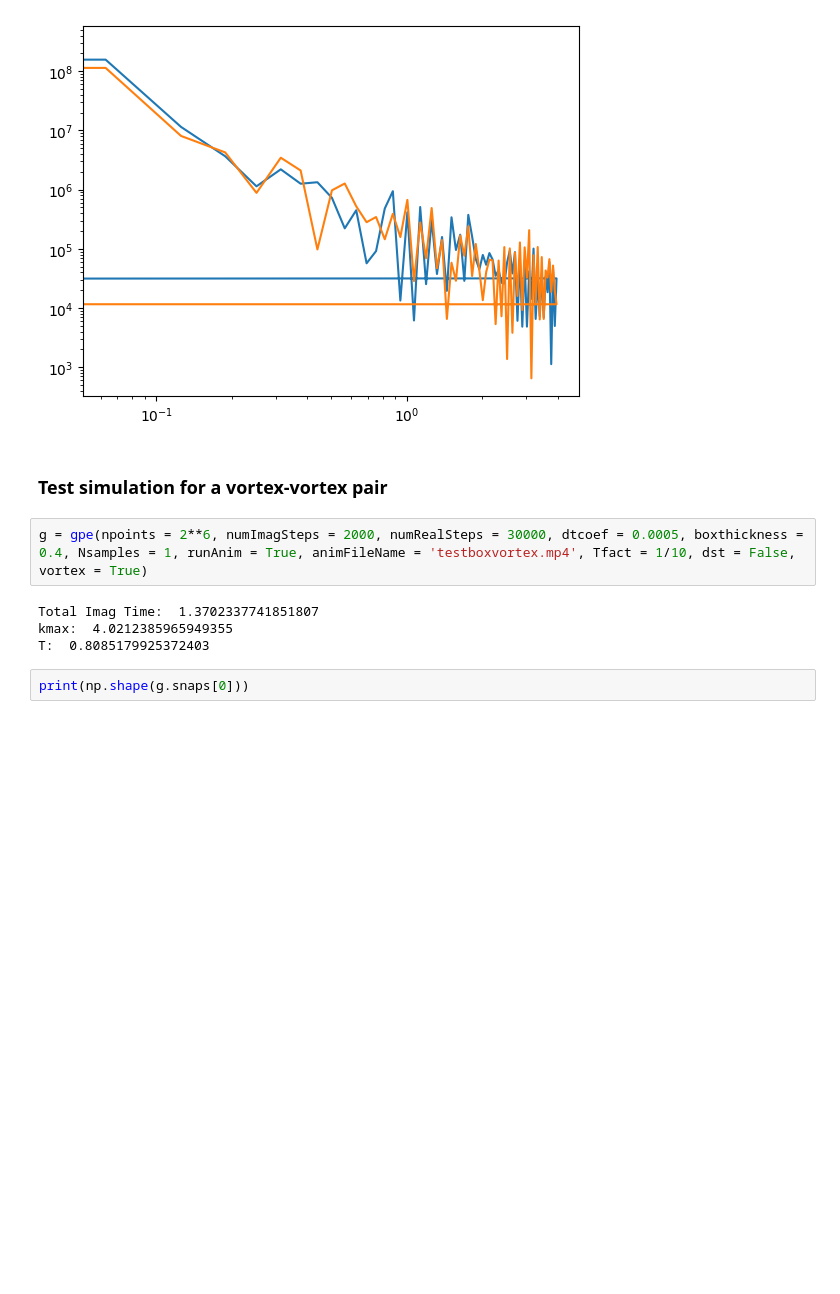
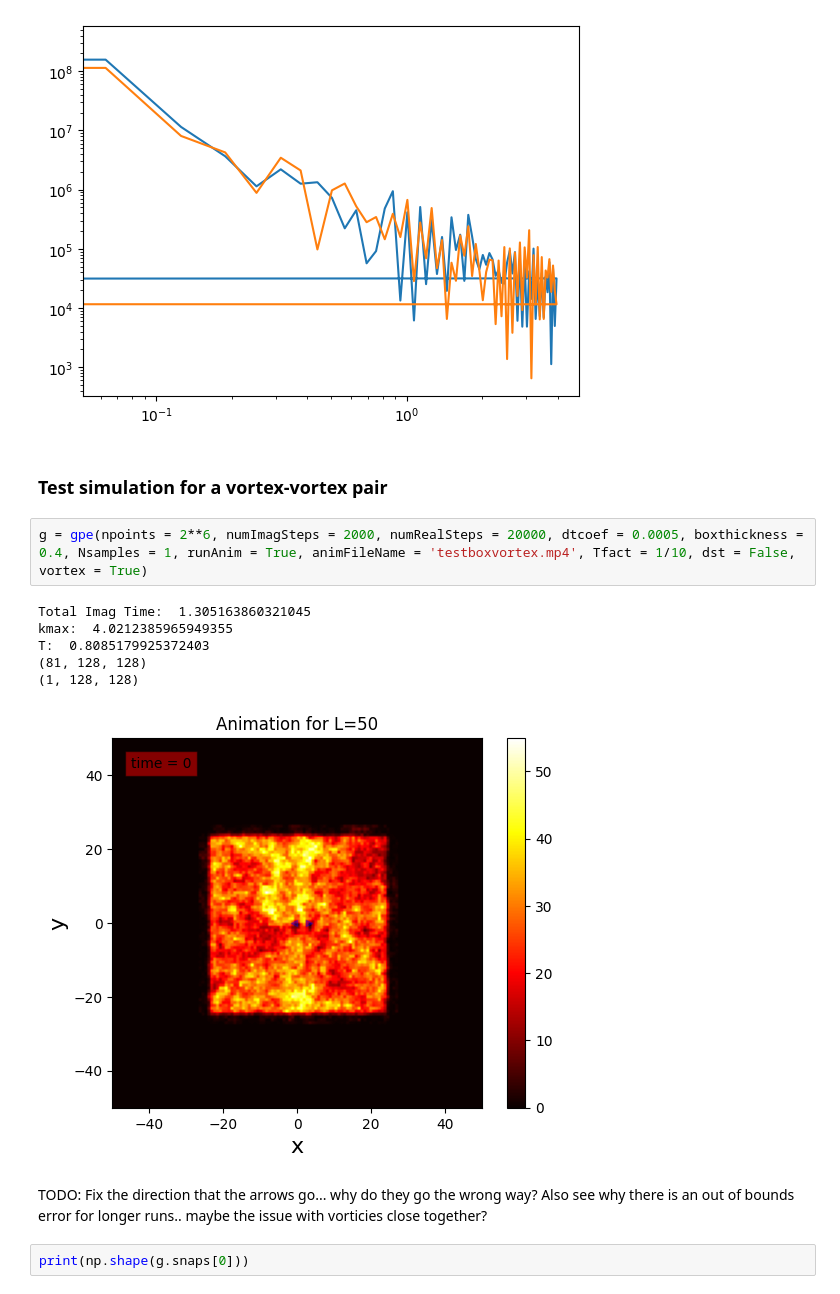
Before and after one commit to easuit24/BECs2, a Jupyter notebook: antivnumericstest.ipynb, the cells around one changed output. Drawn from its saved outputs; the diff is of its cells as text; blank space fills up the shorter version.

```diff
--- a/antivnumericstest.ipynb
+++ b/antivnumericstest.ipynb
@@ -34,11 +34,16 @@ plt.yscale('log')
 # %% [markdown]
 ### Test simulation for a vortex-vortex pair
 # %%
-g = gpe(npoints = 2**6, numImagSteps = 2000, numRealSteps = 30000, dtcoef = 0.0005, boxthickness = 0.4, Nsamples = 1, runAnim = True, animFileName = 'testboxvortex.mp4', Tfact = 1/10, dst = False, vortex = True)
+g = gpe(npoints = 2**6, numImagSteps = 2000, numRealSteps = 20000, dtcoef = 0.0005, boxthickness = 0.4, Nsamples = 1, runAnim = True, animFileName = 'testboxvortex.mp4', Tfact = 1/10, dst = False, vortex = True)
 # %% [output]
-Total Imag Time:  1.3702337741851807
+Total Imag Time:  1.305163860321045
 kmax:  4.0212385965949355
 T:  0.8085179925372403
+(81, 128, 128)
+(1, 128, 128)
+[figure, added]
+# %% [markdown]
+TODO: Fix the direction that the arrows go... why do they go the wrong way? Also see why there is an out of bounds error for longer runs.. maybe the issue with vorticies close together?
 # %%
 print(np.shape(g.snaps[0]))
 # %% [output]
```
Also changed, not shown: 1 other file.
